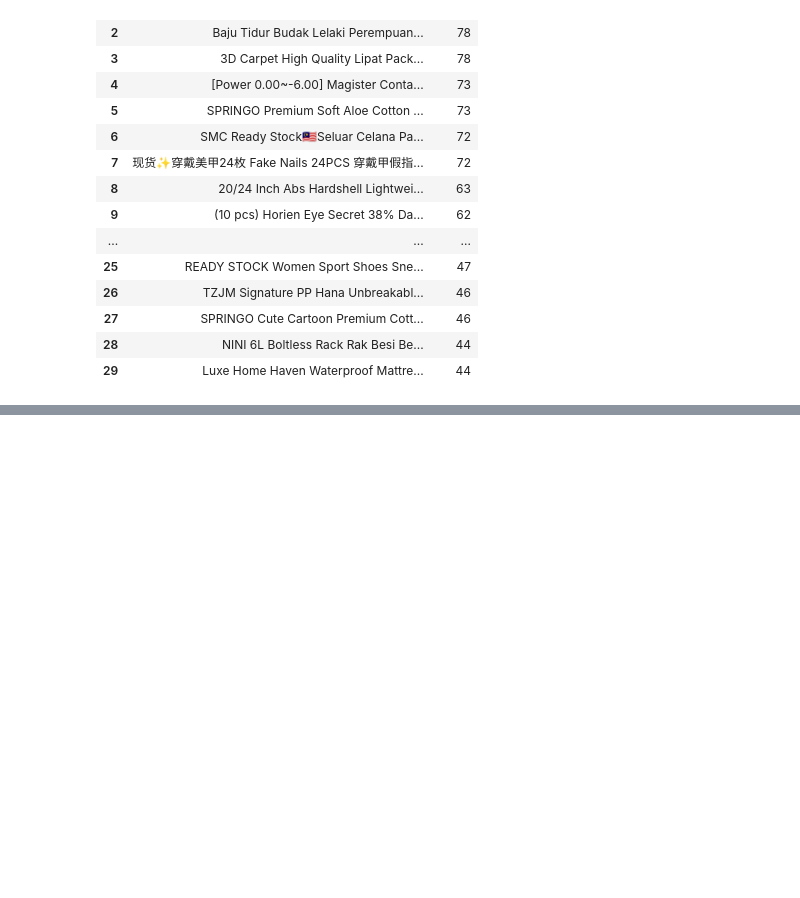
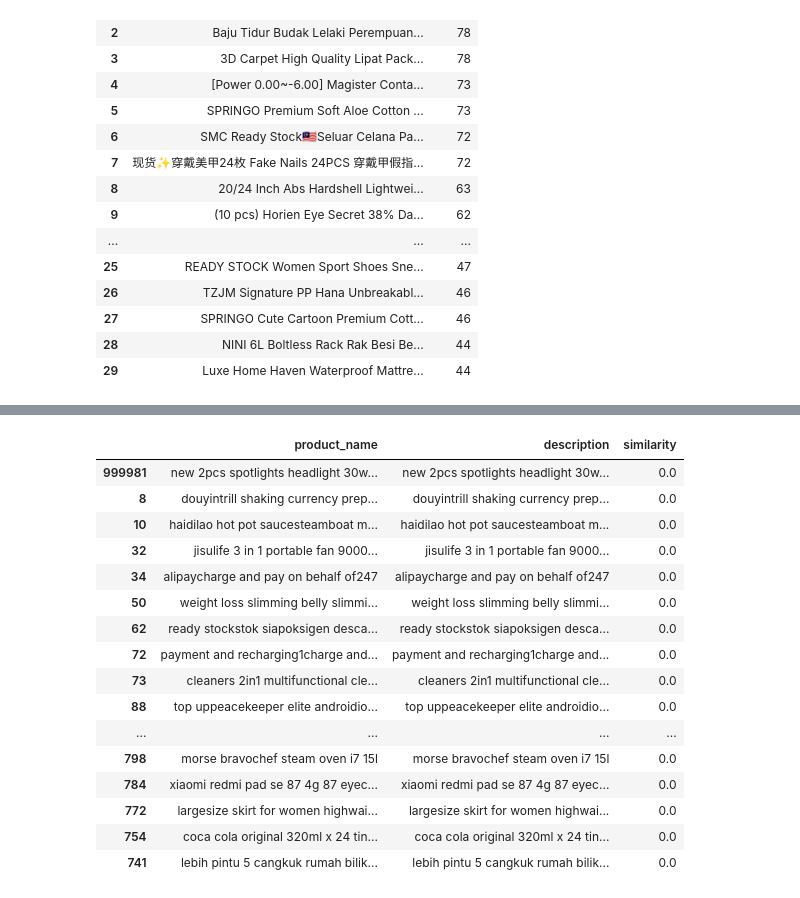
Before and after one commit to akshaypx/assignment, a Jupyter notebook: notebooks/EDA_dataset.ipynb, the cells around one changed output, grey strips where cells are left out. Cells and saved outputs as stored; diff of their text form; code cells hidden in the pictures; blank space fills up the shorter version.

```diff
--- a/notebooks/EDA_dataset.ipynb
+++ b/notebooks/EDA_dataset.ipynb
@@ -349,0 +566,22 @@ df['product_name'].value_counts().sort_values(ascending=False).reset_index().hea
+# %%
+new_df.loc[new_df['similarity'] == 0.0, 'description'] = new_df.loc[new_df['similarity'] == 0.0, 'product_name']
+# %%
+new_df[new_df["similarity"]==0.00].sort_values(ascending=False, by="similarity").head(50)
+# %% [output]
+|  | product_name | description | similarity |
+| 999981 | new 2pcs spotlights headlight 30w... | new 2pcs spotlights headlight 30w... | 0.0 |
+| 8 | douyintrill shaking currency prep... | douyintrill shaking currency prep... | 0.0 |
+| 10 | haidilao hot pot saucesteamboat m... | haidilao hot pot saucesteamboat m... | 0.0 |
+| 32 | jisulife 3 in 1 portable fan 9000... | jisulife 3 in 1 portable fan 9000... | 0.0 |
+| 34 | alipaycharge and pay on behalf of247 | alipaycharge and pay on behalf of247 | 0.0 |
+| 50 | weight loss slimming belly slimmi... | weight loss slimming belly slimmi... | 0.0 |
+| 62 | ready stockstok siapoksigen desca... | ready stockstok siapoksigen desca... | 0.0 |
+| 72 | payment and recharging1charge and... | payment and recharging1charge and... | 0.0 |
+| 73 | cleaners 2in1 multifunctional cle... | cleaners 2in1 multifunctional cle... | 0.0 |
+| 88 | top uppeacekeeper elite androidio... | top uppeacekeeper elite androidio... | 0.0 |
+| ... | ... | ... | ... |
+| 798 | morse bravochef steam oven i7 15l | morse bravochef steam oven i7 15l | 0.0 |
+| 784 | xiaomi redmi pad se 87 4g 87 eyec... | xiaomi redmi pad se 87 4g 87 eyec... | 0.0 |
+| 772 | largesize skirt for women highwai... | largesize skirt for women highwai... | 0.0 |
+| 754 | coca cola original 320ml x 24 tin... | coca cola original 320ml x 24 tin... | 0.0 |
+| 741 | lebih pintu 5 cangkuk rumah bilik... | lebih pintu 5 cangkuk rumah bilik... | 0.0 |
```
Also changed, not shown: parts of 29 cells of this notebook, 2 other files.
